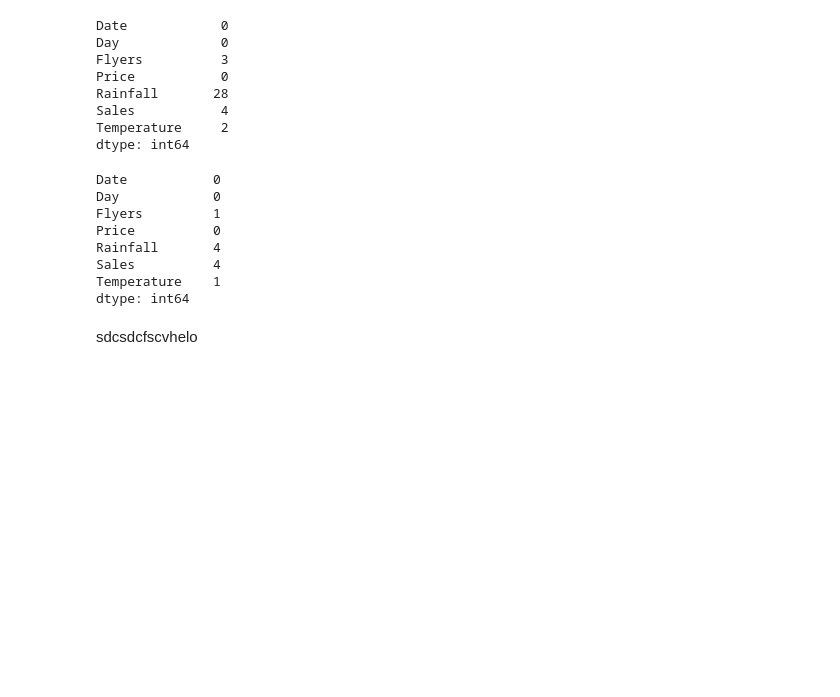
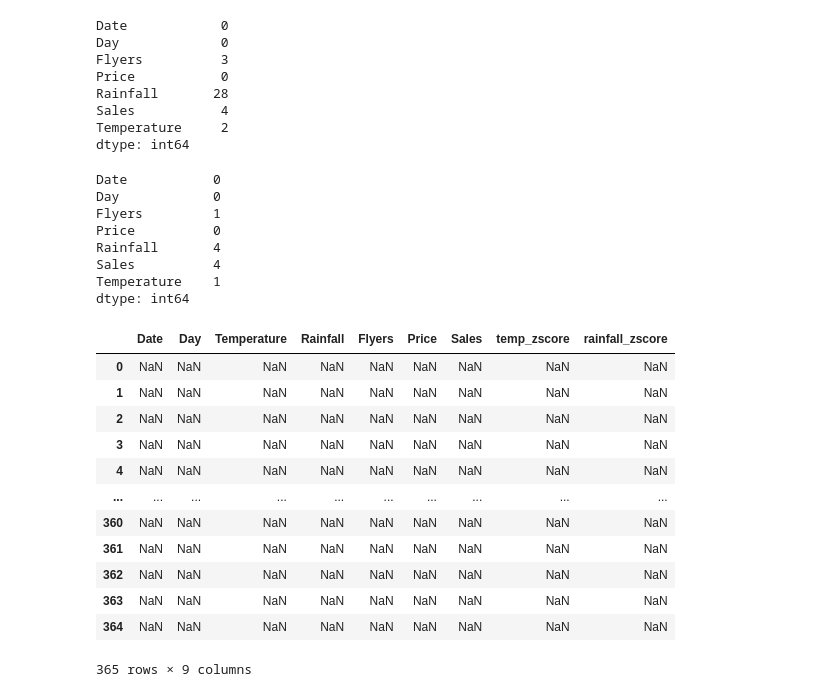
Before and after one commit to EribertoContreras/anomaly-detection-exercises, a Jupyter notebook: anomaly-detection-exercises.ipynb, the cells around one changed output. Drawn from its saved outputs; the diff is of its cells as text; code cells hidden in the pictures; blank space fills up the shorter version.

```diff
--- a/anomaly-detection-exercises.ipynb
+++ b/anomaly-detection-exercises.ipynb
@@ -101,5 +191,19 @@ Rainfall       4
 Sales          4
 Temperature    1
 dtype: int64
-# %% [markdown]
-sdcsdcfscvhelo
+# %%
+df[((df < (Q1 - 3 * IQR))  | (df > (Q3 + 3 * IQR))).abs() > 2]
+# %% [output]
+|  | Date | Day | Temperature | Rainfall | Flyers | Price | Sales | temp_zscore | rainfall_zscore |
+| 0 | NaN | NaN | NaN | NaN | NaN | NaN | NaN | NaN | NaN |
+| 1 | NaN | NaN | NaN | NaN | NaN | NaN | NaN | NaN | NaN |
+| 2 | NaN | NaN | NaN | NaN | NaN | NaN | NaN | NaN | NaN |
+| 3 | NaN | NaN | NaN | NaN | NaN | NaN | NaN | NaN | NaN |
+| 4 | NaN | NaN | NaN | NaN | NaN | NaN | NaN | NaN | NaN |
+| ... | ... | ... | ... | ... | ... | ... | ... | ... | ... |
+| 360 | NaN | NaN | NaN | NaN | NaN | NaN | NaN | NaN | NaN |
+| 361 | NaN | NaN | NaN | NaN | NaN | NaN | NaN | NaN | NaN |
+| 362 | NaN | NaN | NaN | NaN | NaN | NaN | NaN | NaN | NaN |
+| 363 | NaN | NaN | NaN | NaN | NaN | NaN | NaN | NaN | NaN |
+| 364 | NaN | NaN | NaN | NaN | NaN | NaN | NaN | NaN | NaN |
+365 rows × 9 columns
```
Also changed, not shown: parts of 25 cells of this notebook.
